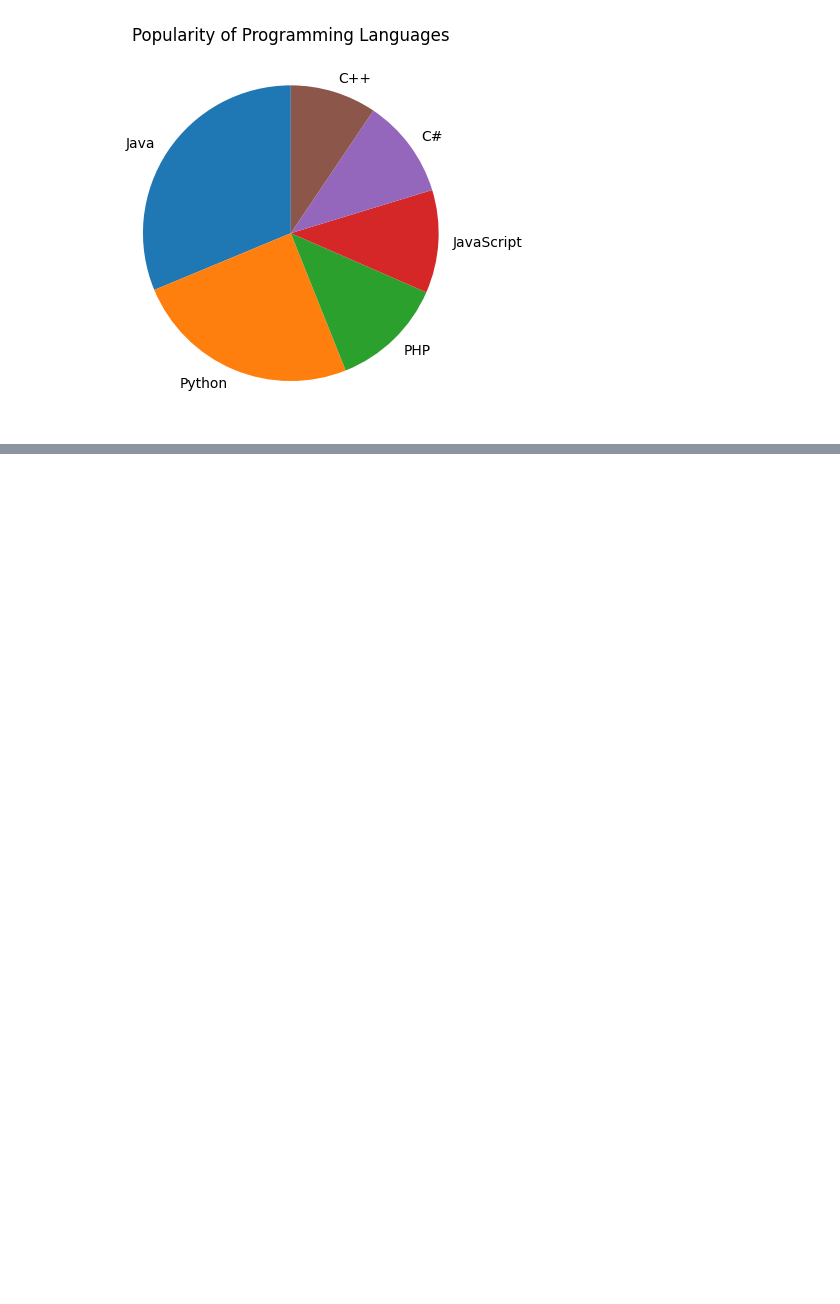
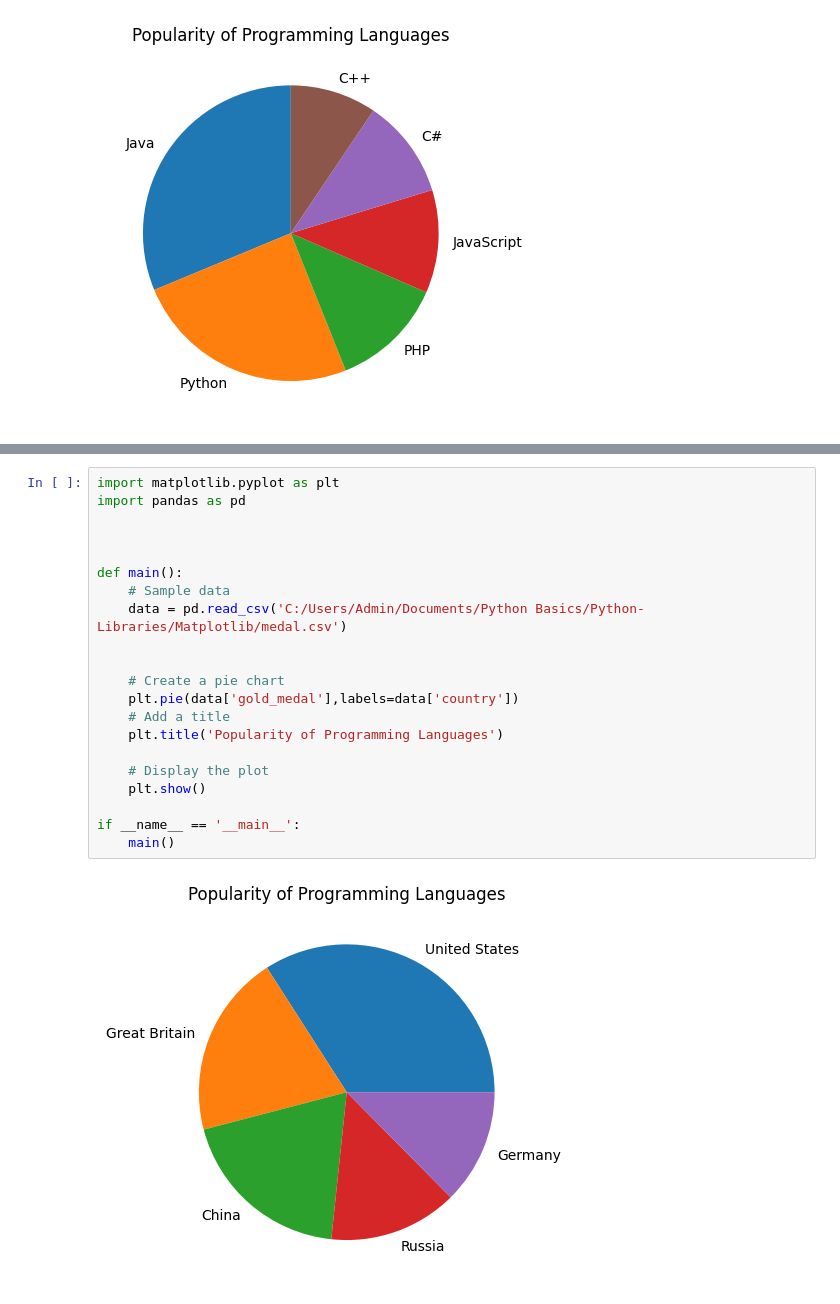
Before and after one commit to shivyelave/Python-Libraries, a Jupyter notebook: Matplotlib/matplotlib_piechart.ipynb, the cells around one changed output, grey strips where cells are left out. Saved outputs shown, nothing was run; the diff lists cells and outputs as text; blank space fills up the shorter version.

Commit message:
[Shiv] Add: Python programming to create a pie chart of gold medal achievements of five most successful countries in 2016 Summer Olympics. Read the data from a csv file.

```diff
--- a/Matplotlib/matplotlib_piechart.ipynb
+++ b/Matplotlib/matplotlib_piechart.ipynb
@@ -66,0 +77,23 @@ if __name__ == '__main__':
+# %%
+import matplotlib.pyplot as plt
+import pandas as pd
+
+
+
+def main():
+    # Sample data
+    data = pd.read_csv('C:/Users/Admin/Documents/Python Basics/Python-Libraries/Matplotlib/medal.csv')
+
+
+    # Create a pie chart
+    plt.pie(data['gold_medal'],labels=data['country'])
+    # Add a title
+    plt.title('Popularity of Programming Languages')
+
+    # Display the plot
+    plt.show()
+
+if __name__ == '__main__':
+    main()
+# %% [output]
+[figure, added]
```
Also changed, not shown: parts of 1 cell of this notebook, 1 other file.
